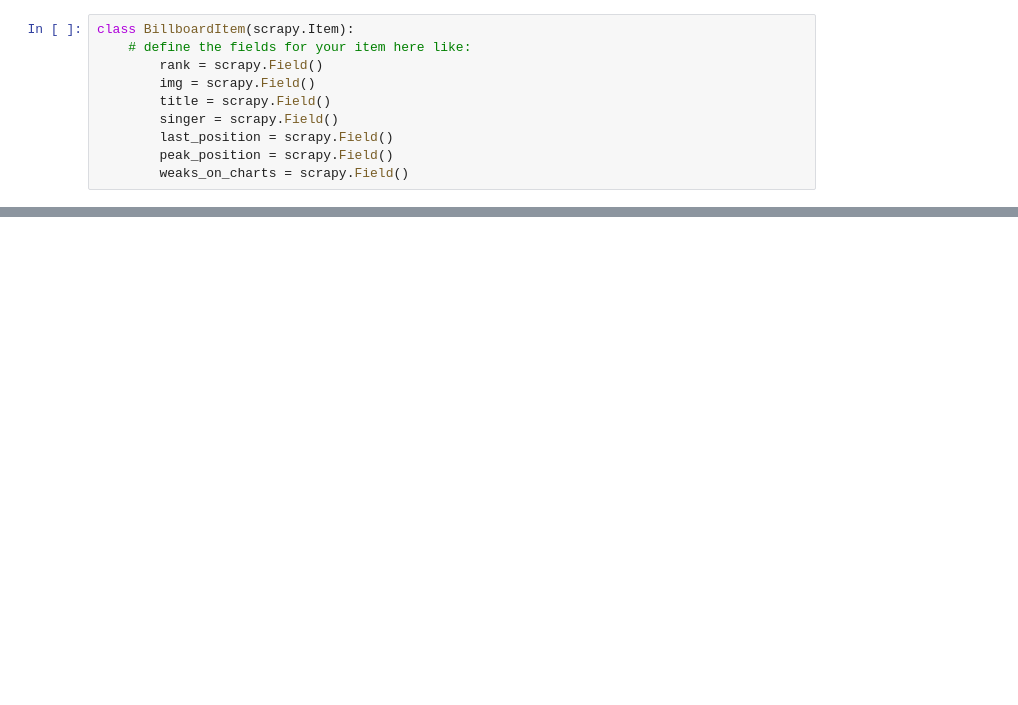
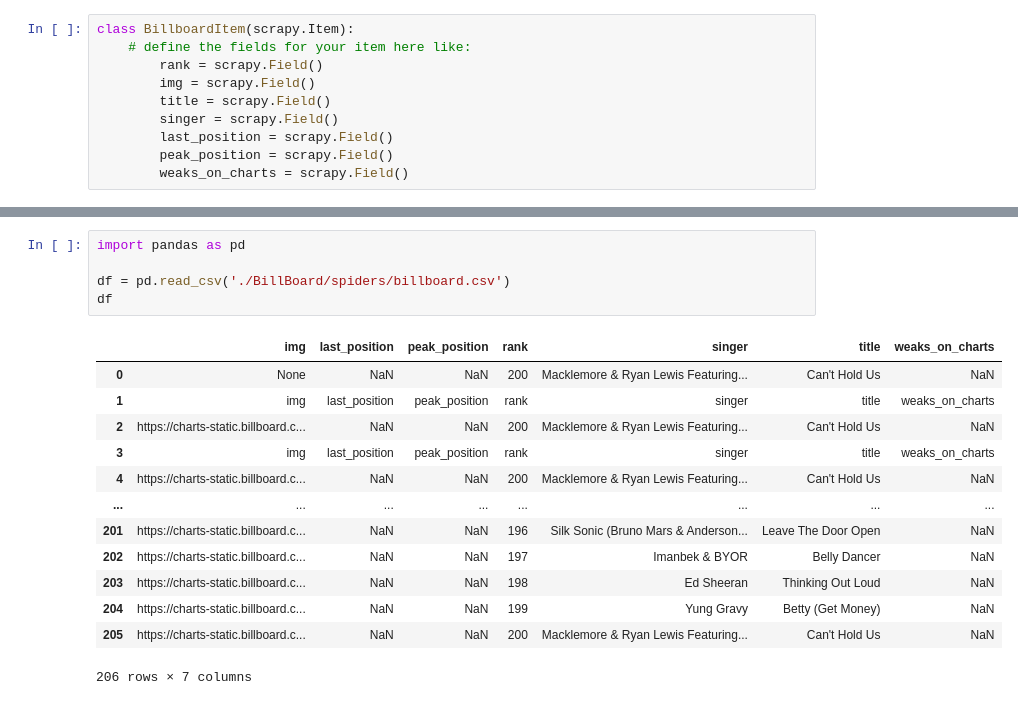
Before and after one commit to Hassan60200/BillBoardPython, a Jupyter notebook: BillBoard/group_10.ipynb, the cells around one changed output, grey strips where cells are left out. Cells and saved outputs as stored; diff of their text form; blank space fills up the shorter version.

```diff
--- a/BillBoard/group_10.ipynb
+++ b/BillBoard/group_10.ipynb
@@ -37,0 +85,19 @@ class BillboardSpider(scrapy.Spider):
+# %%
+import pandas as pd
+
+df = pd.read_csv('./BillBoard/spiders/billboard.csv')
+df
+# %% [output]
+|  | img | last_position | peak_position | rank | singer | title | weaks_on_charts |
+| 0 | None | NaN | NaN | 200 | Macklemore & Ryan Lewis Featuring... | Can't Hold Us | NaN |
+| 1 | img | last_position | peak_position | rank | singer | title | weaks_on_charts |
+| 2 | https://charts-static.billboard.c... | NaN | NaN | 200 | Macklemore & Ryan Lewis Featuring... | Can't Hold Us | NaN |
+| 3 | img | last_position | peak_position | rank | singer | title | weaks_on_charts |
+| 4 | https://charts-static.billboard.c... | NaN | NaN | 200 | Macklemore & Ryan Lewis Featuring... | Can't Hold Us | NaN |
+| ... | ... | ... | ... | ... | ... | ... | ... |
+| 201 | https://charts-static.billboard.c... | NaN | NaN | 196 | Silk Sonic (Bruno Mars & Anderson... | Leave The Door Open | NaN |
+| 202 | https://charts-static.billboard.c... | NaN | NaN | 197 | Imanbek & BYOR | Belly Dancer | NaN |
+| 203 | https://charts-static.billboard.c... | NaN | NaN | 198 | Ed Sheeran | Thinking Out Loud | NaN |
+| 204 | https://charts-static.billboard.c... | NaN | NaN | 199 | Yung Gravy | Betty (Get Money) | NaN |
+| 205 | https://charts-static.billboard.c... | NaN | NaN | 200 | Macklemore & Ryan Lewis Featuring... | Can't Hold Us | NaN |
+206 rows × 7 columns
```
Also changed, not shown: parts of 3 cells of this notebook.
